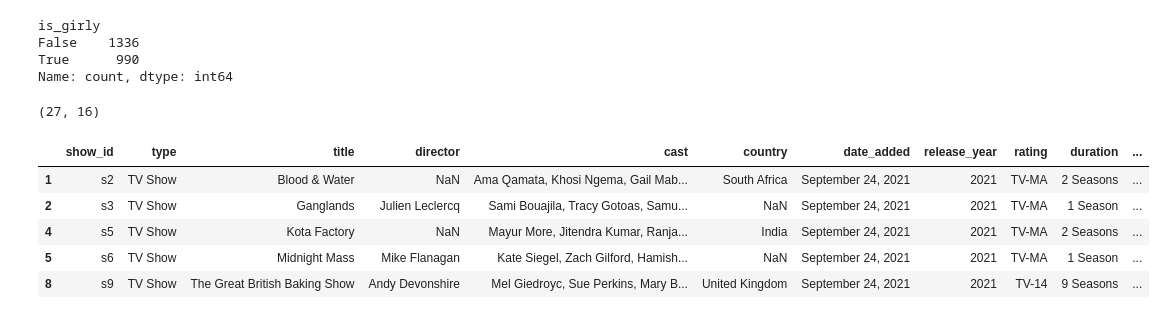
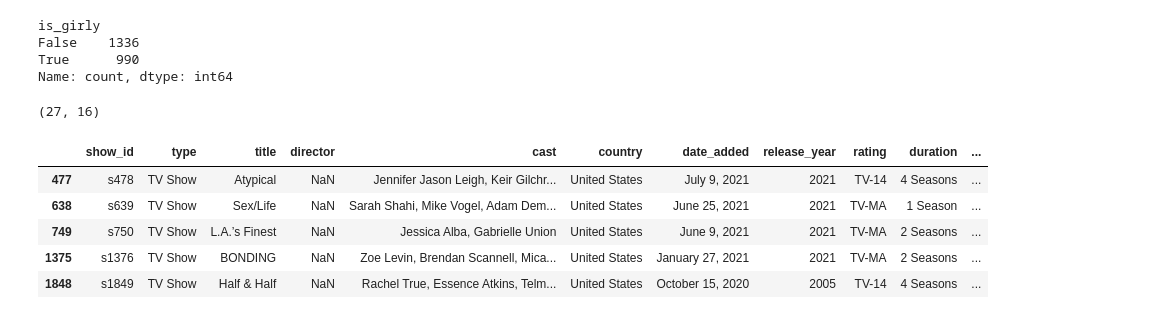
Before and after one commit to nesli10/netflix-girly-shows-analysis, a Jupyter notebook: notebooks/01_data_overview.ipynb, the cells around one changed output. Saved outputs shown, nothing was run; the diff lists cells and outputs as text; code cells hidden in the pictures.

```diff
--- a/notebooks/01_data_overview.ipynb
+++ b/notebooks/01_data_overview.ipynb
@@ -250,11 +250,11 @@ girly_female_led.shape
 # %% [output]
 (27, 16)
 # %%
-df_tv.head()
+girly_female_led.head()
 # %% [output]
 |  | show_id | type | title | director | cast | country | date_added | release_year | rating | duration | ... |
-| 1 | s2 | TV Show | Blood & Water | NaN | Ama Qamata, Khosi Ngema, Gail Mab... | South Africa | September 24, 2021 | 2021 | TV-MA | 2 Seasons | ... |
-| 2 | s3 | TV Show | Ganglands | Julien Leclercq | Sami Bouajila, Tracy Gotoas, Samu... | NaN | September 24, 2021 | 2021 | TV-MA | 1 Season | ... |
-| 4 | s5 | TV Show | Kota Factory | NaN | Mayur More, Jitendra Kumar, Ranja... | India | September 24, 2021 | 2021 | TV-MA | 2 Seasons | ... |
-| 5 | s6 | TV Show | Midnight Mass | Mike Flanagan | Kate Siegel, Zach Gilford, Hamish... | NaN | September 24, 2021 | 2021 | TV-MA | 1 Season | ... |
-| 8 | s9 | TV Show | The Great British Baking Show | Andy Devonshire | Mel Giedroyc, Sue Perkins, Mary B... | United Kingdom | September 24, 2021 | 2021 | TV-14 | 9 Seasons | ... |
+| 477 | s478 | TV Show | Atypical | NaN | Jennifer Jason Leigh, Keir Gilchr... | United States | July 9, 2021 | 2021 | TV-14 | 4 Seasons | ... |
+| 638 | s639 | TV Show | Sex/Life | NaN | Sarah Shahi, Mike Vogel, Adam Dem... | United States | June 25, 2021 | 2021 | TV-MA | 1 Season | ... |
+| 749 | s750 | TV Show | L.A.’s Finest | NaN | Jessica Alba, Gabrielle Union | United States | June 9, 2021 | 2021 | TV-MA | 2 Seasons | ... |
+| 1375 | s1376 | TV Show | BONDING | NaN | Zoe Levin, Brendan Scannell, Mica... | United States | January 27, 2021 | 2021 | TV-MA | 2 Seasons | ... |
+| 1848 | s1849 | TV Show | Half & Half | NaN | Rachel True, Essence Atkins, Telm... | United States | October 15, 2020 | 2005 | TV-14 | 4 Seasons | ... |
```
Also changed, not shown: parts of 15 cells of this notebook.
